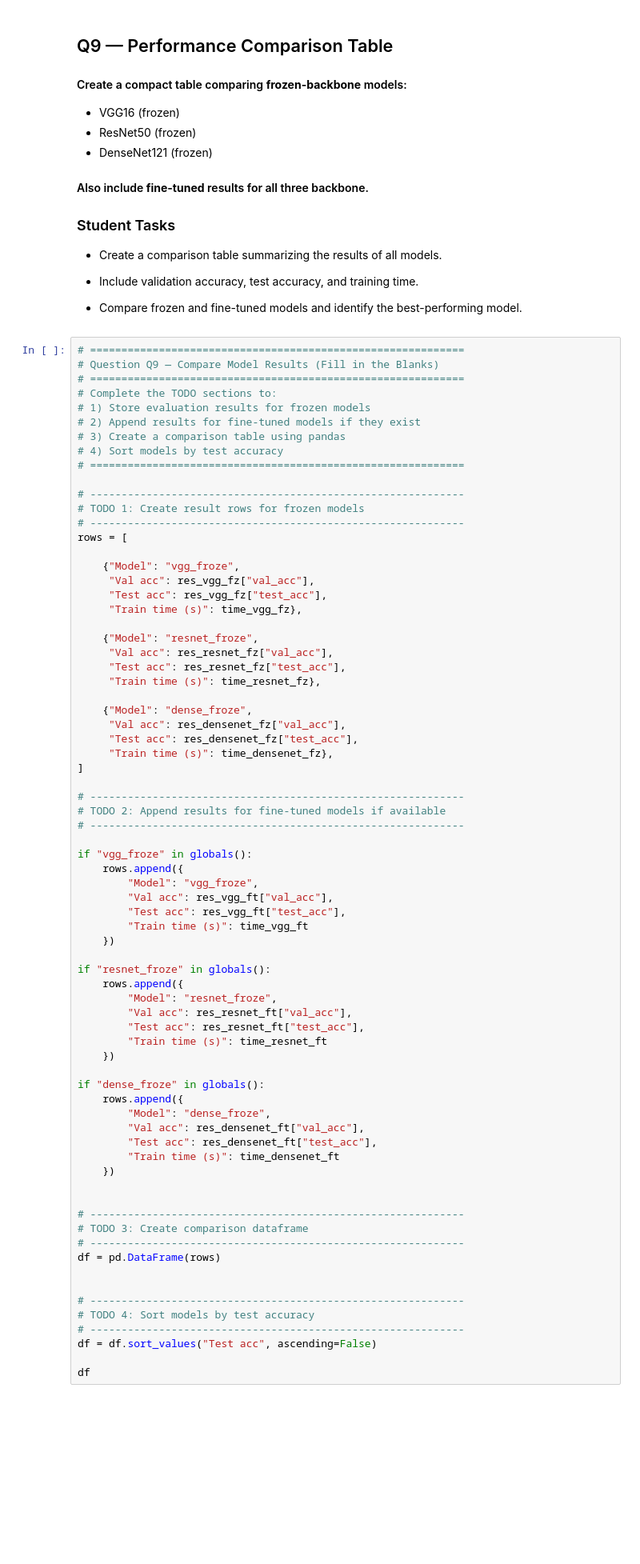
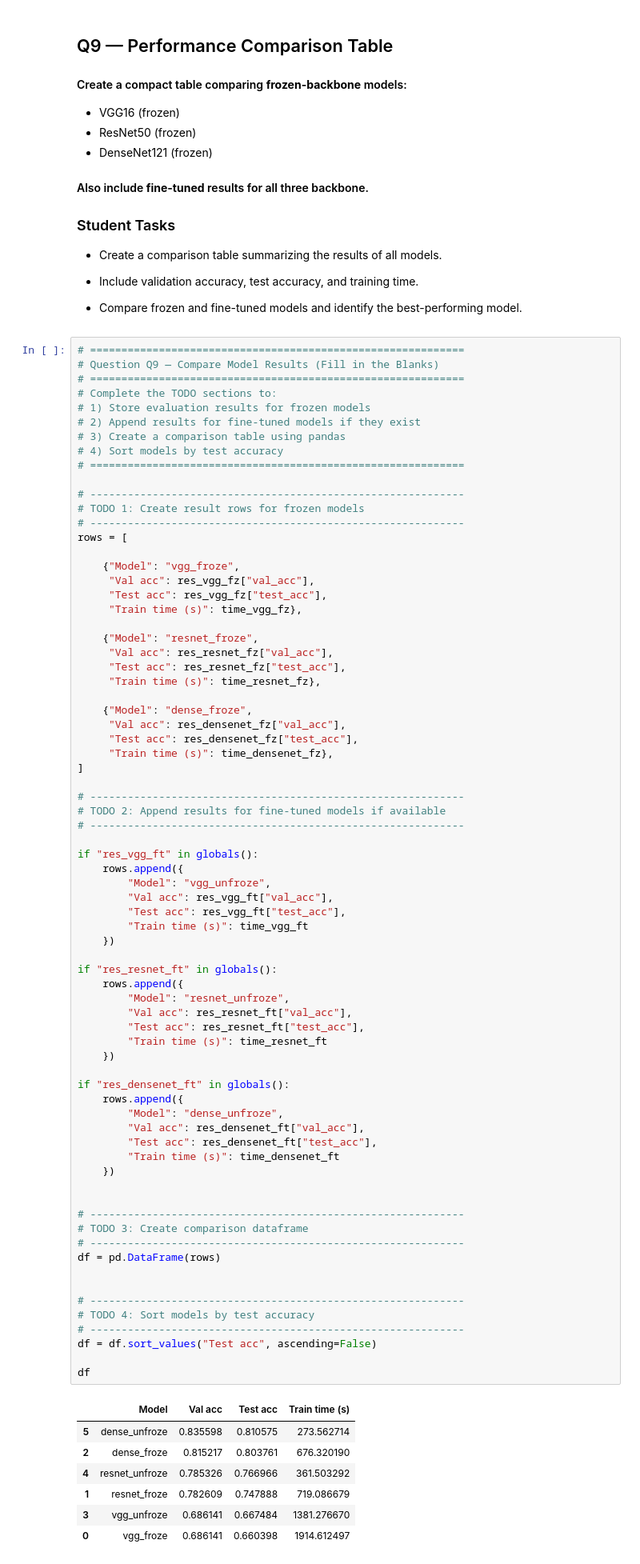
Before and after one commit to cs-ee4841-group1/a4, a Jupyter notebook: a4.ipynb, the cells around one changed output. Shown at 80% size. Drawn from its saved outputs; the diff is of its cells as text; blank space fills up the shorter version.

```diff
--- a/a4.ipynb
+++ b/a4.ipynb
@@ -864,43 +877,51 @@ rows = [
 # TODO 2: Append results for fine-tuned models if available
 # ------------------------------------------------------------
 
-if "vgg_froze" in globals():
+if "res_vgg_ft" in globals():
     rows.append({
-        "Model": "vgg_froze",
+        "Model": "vgg_unfroze",
         "Val acc": res_vgg_ft["val_acc"],
         "Test acc": res_vgg_ft["test_acc"],
         "Train time (s)": time_vgg_ft
     })
 
-if "resnet_froze" in globals():
+if "res_resnet_ft" in globals():
     rows.append({
-        "Model": "resnet_froze",
+        "Model": "resnet_unfroze",
         "Val acc": res_resnet_ft["val_acc"],
         "Test acc": res_resnet_ft["test_acc"],
         "Train time (s)": time_resnet_ft
     })
 
-if "dense_froze" in globals():
+if "res_densenet_ft" in globals():
     rows.append({
-        "Model": "dense_froze",
+        "Model": "dense_unfroze",
         "Val acc": res_densenet_ft["val_acc"],
         "Test acc": res_densenet_ft["test_acc"],
         "Train time (s)": time_densenet_ft
     })
 
 
 # ------------------------------------------------------------
 # TODO 3: Create comparison dataframe
 # ------------------------------------------------------------
 df = pd.DataFrame(rows)
 
 
 # ------------------------------------------------------------
 # TODO 4: Sort models by test accuracy
 # ------------------------------------------------------------
 df = df.sort_values("Test acc", ascending=False)
 
 df
+# %% [output]
+|  | Model | Val acc | Test acc | Train time (s) |
+| 5 | dense_unfroze | 0.835598 | 0.810575 | 273.562714 |
+| 2 | dense_froze | 0.815217 | 0.803761 | 676.320190 |
+| 4 | resnet_unfroze | 0.785326 | 0.766966 | 361.503292 |
+| 1 | resnet_froze | 0.782609 | 0.747888 | 719.086679 |
+| 3 | vgg_unfroze | 0.686141 | 0.667484 | 1381.276670 |
+| 0 | vgg_froze | 0.686141 | 0.660398 | 1914.612497 |
 # %% [markdown]
 ## Short Written Questions
 # %% [markdown]
```
Also changed, not shown: parts of 7 cells of this notebook.
